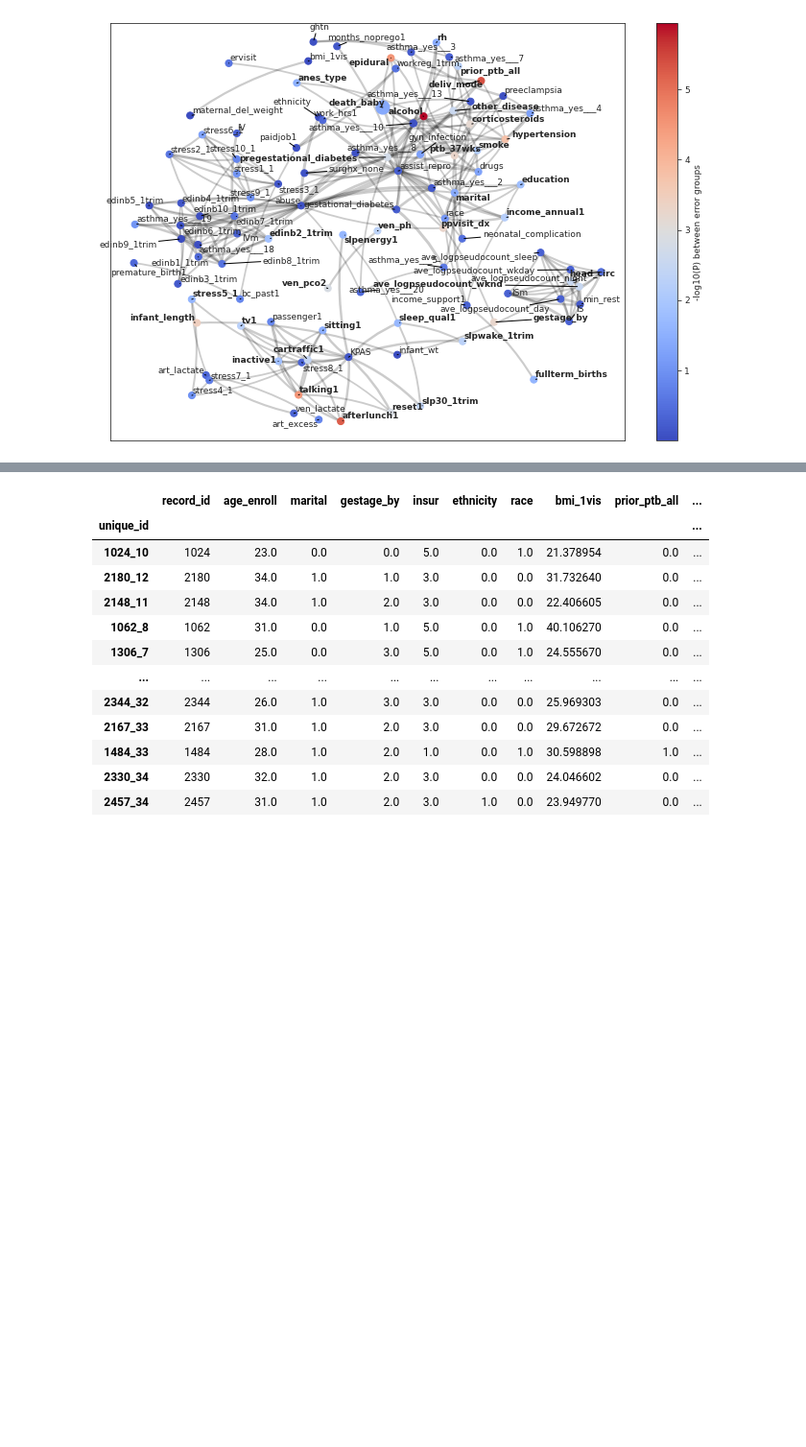
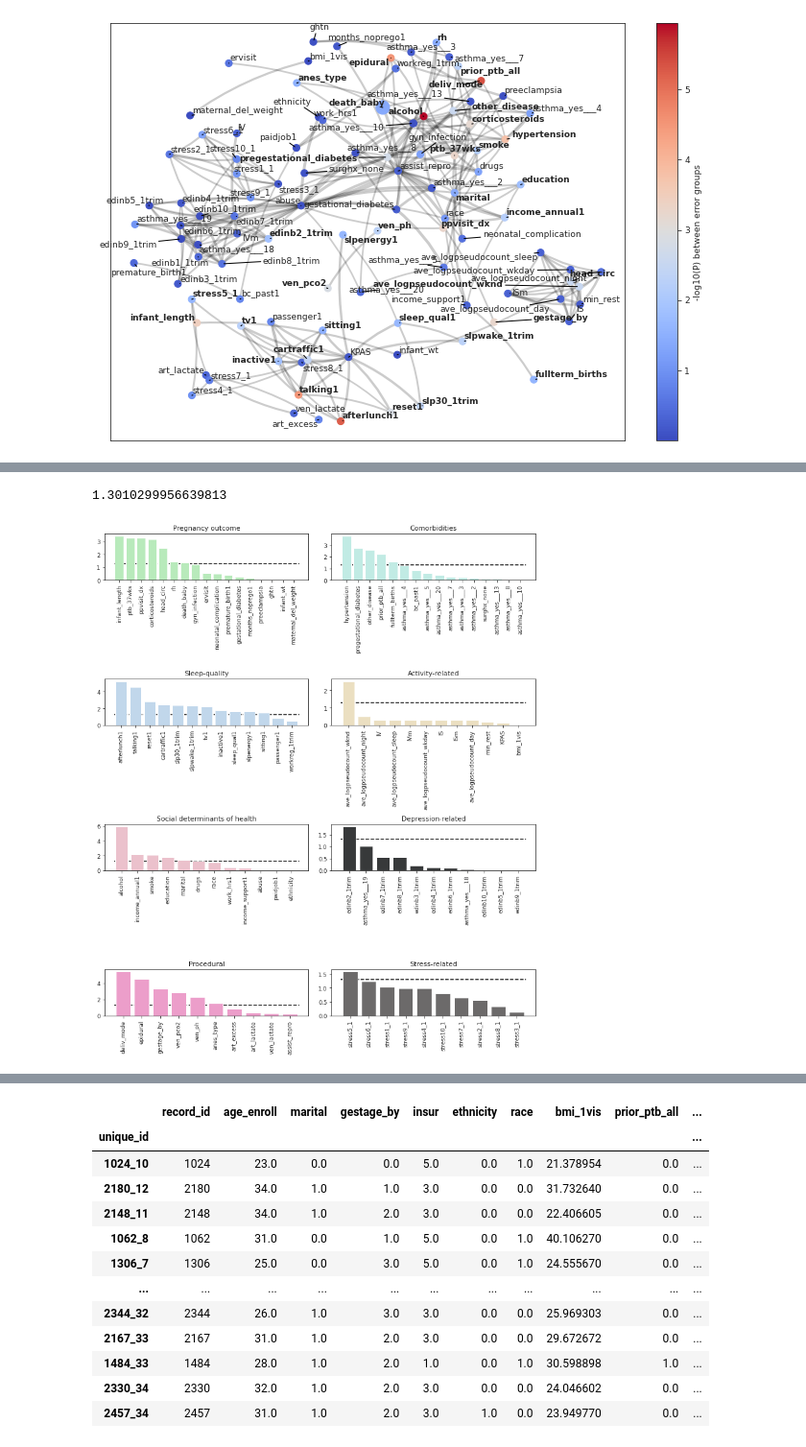
Before and after one commit to nealgravindra/wearables, a Jupyter notebook: notebooks/eval_error_analysis.ipynb, the cells around one changed output, grey strips where cells are left out. Shown at 96% size. Cells and saved outputs as stored; diff of their text form; code cells hidden in the pictures; blank space fills up the shorter version.

```diff
--- a/notebooks/eval_error_analysis.ipynb
+++ b/notebooks/eval_error_analysis.ipynb
@@ -525,0 +566,21 @@ md.groupby("group_ID")["value"].rank("dense", ascending=False)
+# %%
+p_threshold
+# %% [output]
+1.3010299956639813
+# %%
+# seperate per grp
+fig = plt.figure(figsize=(10, 12))
+for i, cat in enumerate(dt['cat'].unique()):
+    ax = fig.add_subplot(4, 2, i+1)
+    sns.barplot(x='var', y='-log10P', data=dt.loc[dt['cat']==cat],
+                                                  ax=ax, hue='cat', dodge=False, palette=md_node_category_cmap)
+    ax.set_xticklabels(ax.get_xticklabels(), rotation=90)
+    ax.plot([*ax.get_xlim()], [p_threshold, p_threshold], 'k--', zorder=0)
+    ax.set_xlabel('')
+    ax.set_ylabel('')
+    ax.set_title(cat)
+    ax.legend().set_visible(False)
+fig.tight_layout()
+fig.savefig(os.path.join(pfp, 'barplot_pVvariables_by_cat.pdf'), bbox_inches='tight')
+# %% [output]
+[figure, added]
```
Also changed, not shown: parts of 20 cells of this notebook, 2 other files.
